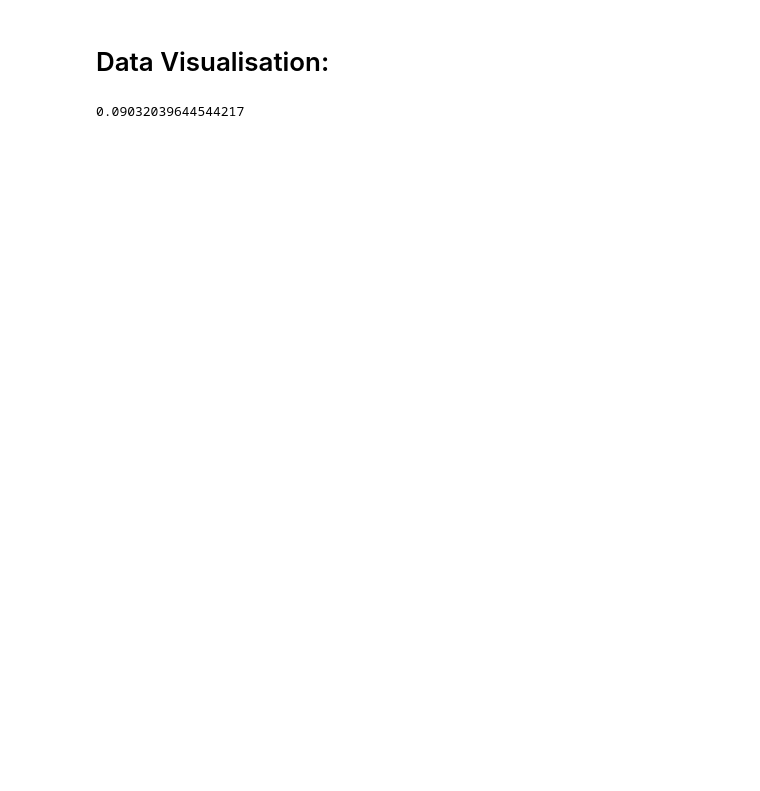
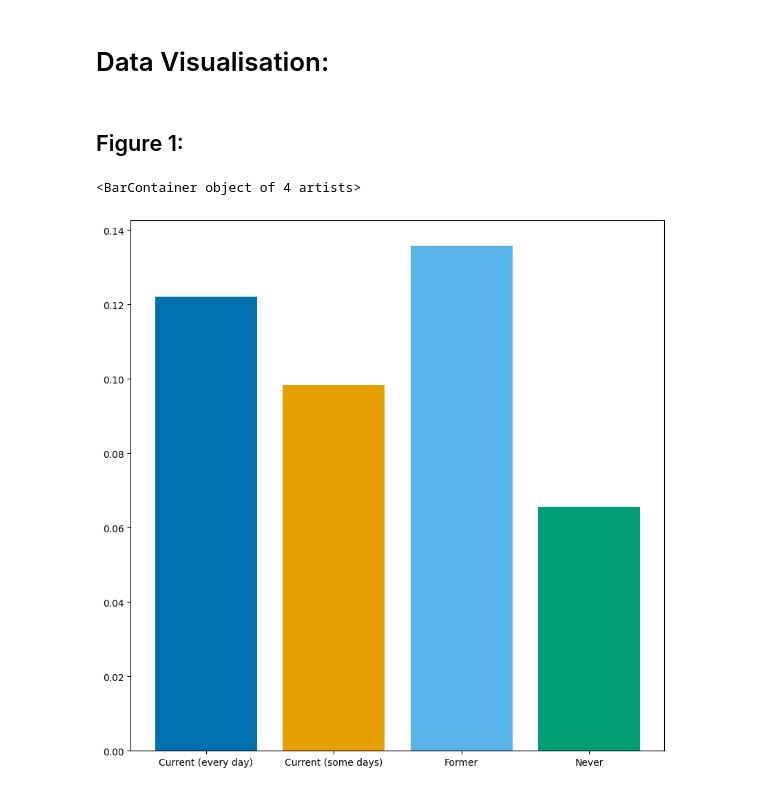
Before and after one commit to SebManley/Cardiovascular-disease-data, a Jupyter notebook: Heart_disease_data.ipynb, the cells around one changed output. Drawn from its saved outputs; the diff is of its cells as text; code cells hidden in the pictures; blank space fills up the shorter version.

```diff
--- a/Heart_disease_data.ipynb
+++ b/Heart_disease_data.ipynb
@@ -66,8 +66,8 @@ variable_names = [
     "Chest Scan",
     "Race Ethnicity Category",
     "Age Category",
-    "Height in Meters",
-    "Weight in Kilograms",
+    "Height (Meters)",
+    "Weight (Kilograms)",
     "BMI Category",
     "Alcohol Drinker",
     "HIV Testing",
@@ -375,13 +375,12 @@ main_heart_df['Difficulty Walking'] = main_heart_df['Difficulty Walking'].map(Ye
 main_heart_df['Difficulty Dressing or Bathing'] = main_heart_df['Difficulty Dressing or Bathing'].map(Yes_no_questions)
 main_heart_df['Difficulty Errands'] = main_heart_df['Difficulty Errands'].map(Yes_no_questions)
 main_heart_df['Smoker Status'] = main_heart_df['Smoker Status'].map(Smoker_status)
-main_heart_df['Years Smoking'] = main_heart_df['Years Smoking'].map
 main_heart_df['ECigarette Usage'] = main_heart_df['ECigarette Usage'].map(Ecigarettes)
 main_heart_df['Chest Scan'] = main_heart_df['Chest Scan'].map(Yes_no_questions)
 main_heart_df['Race Ethnicity Category'] = main_heart_df['Race Ethnicity Category'].map(Race)
 main_heart_df['Age Category'] = main_heart_df['Age Category'].map(Age_cat)
-main_heart_df['Height in Meters'] = main_heart_df['Height in Meters'] / 100
-main_heart_df['Weight in Kilograms'] = main_heart_df['Weight in Kilograms'] / 100
+main_heart_df['Height (Meters)'] = main_heart_df['Height (Meters)'] / 100
+main_heart_df['Weight (Kilograms)'] = main_heart_df['Weight (Kilograms)'] / 100
 main_heart_df['BMI Category'] = main_heart_df['BMI Category'].map(BMI_cat)
 main_heart_df['Alcohol Drinker'] = main_heart_df['Alcohol Drinker'].map(Yes_no_questions)
 main_heart_df['HIV Testing'] = main_heart_df['HIV Testing'].map(Yes_no_questions)
@@ -394,3 +398,5 @@ main_heart_df['Income Category'] = main_heart_df['Income Category'].map(Income)
+# %%
+main_heart_df = main_heart_df.dropna(subset=['Had CAD or MI'])
 # %%
 main_heart_df
 # %% [output]
@@ -410,2 +416,4 @@ main_heart_df
 # %% [markdown]
 # Data Visualisation:
+# %%
+visual_heart_df = main_heart_df.copy()
@@ -412,11 +422,14 @@ main_heart_df
+# %% [markdown]
+## Figure 1:
 # %%
-numerical_data = main_heart_df['Had CAD or MI'].map({'Yes': 1, 'No': 0})
-mean_yes = numerical_data.mean()
-mean_no = 1 - mean_yes
+visual_heart_df['Had CAD or MI'] = visual_heart_df['Had CAD or MI'].map({'Yes': 1, 'No': 0})
 
-mean_yes
+smoking_proportions = visual_heart_df.groupby('Smoker Status')['Had CAD or MI'].mean().reset_index()
 
-# mean_CAD = main_heart_df
-# sns.boxplot(x='Had CAD or MI', y='Physical Activities', hue='Had CAD or MI', legend=False, data=main_heart_df, palette='colorblind')
+colorblind_friendly_colors = ['#0072B2', '#E69F00', '#56B4E9', '#009E73', '#F0E442', '#D55E00', '#CC79A7']
+
+plt.figure(figsize=(10, 10))
+plt.bar(smoking_proportions['Smoker Status'], smoking_proportions['Had CAD or MI'], color=colorblind_friendly_colors[:len('Smoker Status')])
 # %% [output]
-0.09032039644544217
+<BarContainer object of 4 artists>
+[figure, added]
```
Also changed, not shown: parts of 8 cells of this notebook.
